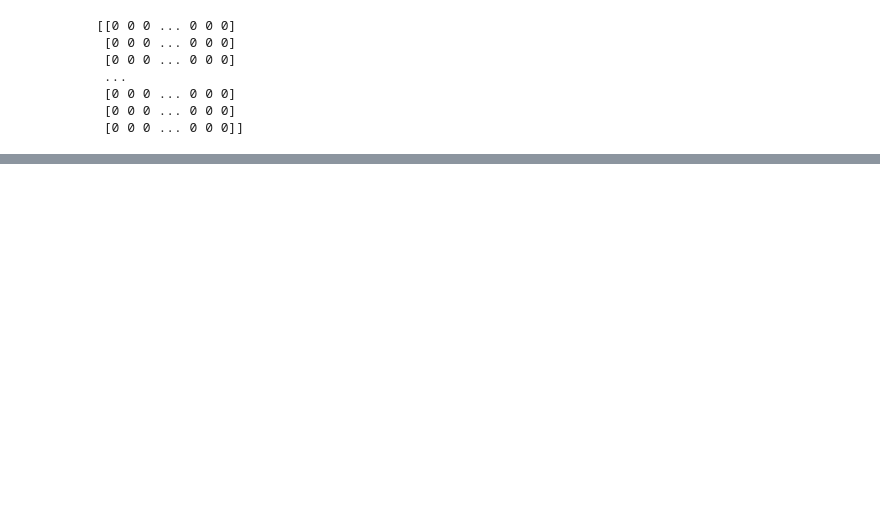
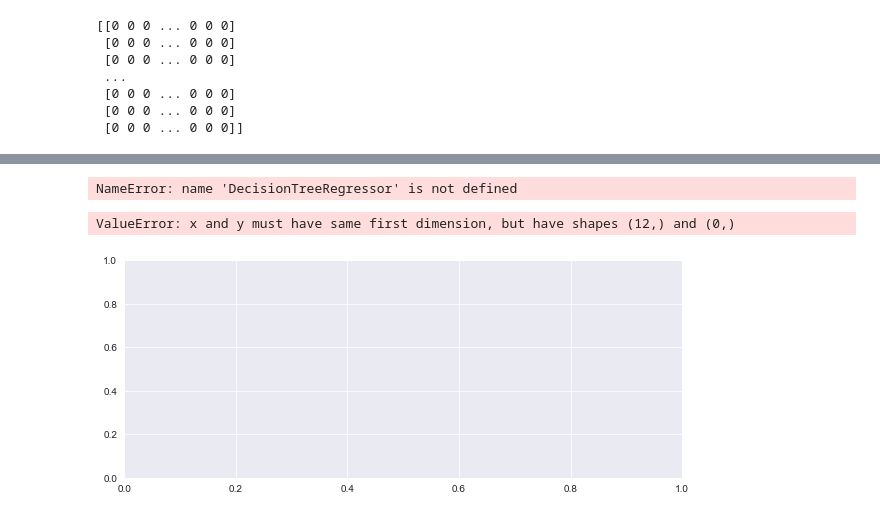
Before and after one commit to ldotto46/01.Proj_Real-State, a Jupyter notebook: DS_Proyecto_01(Rodriguez Luis).ipynb, the cells around one changed output, grey strips where cells are left out. Drawn from its saved outputs; the diff is of its cells as text; code cells hidden in the pictures; blank space fills up the shorter version.

```diff
--- a/DS_Proyecto_01(Rodriguez Luis).ipynb
+++ b/DS_Proyecto_01(Rodriguez Luis).ipynb
@@ -549,0 +619,43 @@ NameError: name 'X1' is not defined
+# %%
+from sklearn.neighbors import KNeighborsRegressor
+
+# Definimos las listas vacias para los valores deseados
+lista_train_tree = []
+lista_test_tree = []
+
+# Definimos la lista de valores de max_depth que vamos a explorar
+max_depths = np.arange(1,121)
+
+# Generamos un loop sobre los distintos valores de profundidad
+for max_depth in max_depths:
+    # Vamos a repetir el siguiente bloque de código
+
+    # Definir el modelo con el valor de vecinos deseado
+    clf_tree = DecisionTreeRegressor(max_depth= max_depth, random_state=42)
+
+    # Entrenar el modelo
+    clf_tree.fit(X_train,y_train)
+
+    # Predecir y evaluar sobre el set de entrenamiento
+    y_train_pred = clf_tree.predict(X_train)
+    rmse_train= np.sqrt(mean_squared_error(y_train, y_train_pred))
+
+    # Predecir y evaluar sobre el set de evaluación
+    y_test_pred = clf_tree.predict(X_test)
+    rmse_test = np.sqrt(mean_squared_error(y_test, y_test_pred))
+
+    # Agregar la información a las listas
+    lista_train_tree.append(rmse_train)
+    lista_test_tree.append(rmse_test)
+# %% [output]
+NameError: name 'DecisionTreeRegressor' is not defined
+# %%
+plt.figure(figsize = (10,4))
+plt.plot(k_vecinos, listaRMSE_train,'o-',label='train' )#ploteo train
+plt.plot(k_vecinos, listaRMSE_test,'o-',label='test') #ploteo pred
+plt.legend() #habilito leyenda
+plt.xlabel('Numero de Vecinos')
+plt.ylabel('Error')
+# %% [output]
+ValueError: x and y must have same first dimension, but have shapes (12,) and (0,)
+[figure, added]
```
Also changed, not shown: parts of 26 cells of this notebook.
